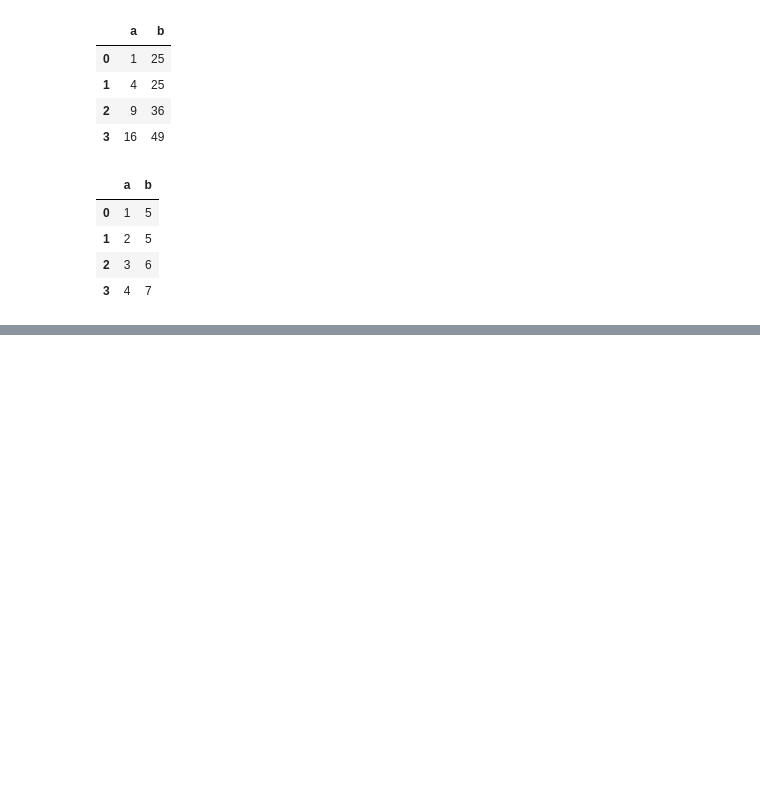
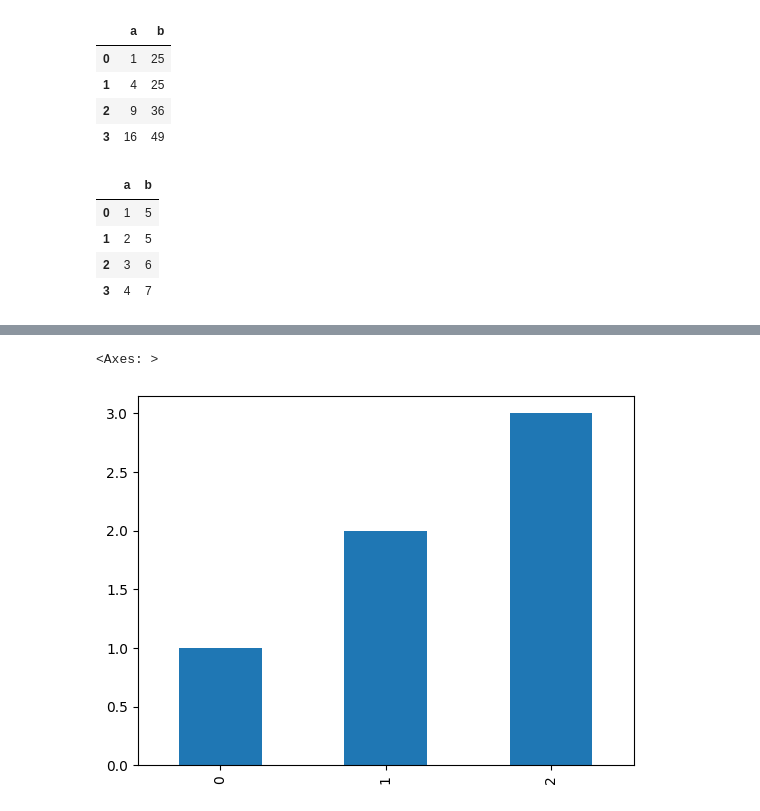
Before and after one commit to shhiivvaam/GenAI, a Jupyter notebook: Pandas/pandas.ipynb, the cells around one changed output, grey strips where cells are left out. Drawn from its saved outputs; the diff is of its cells as text; code cells hidden in the pictures; blank space fills up the shorter version.

```diff
--- a/Pandas/pandas.ipynb
+++ b/Pandas/pandas.ipynb
@@ -1608,0 +1970,5 @@ df1
+# %%
+df['A'].plot(kind = 'bar')
+# %% [output]
+<Axes: >
+[figure, added]
```
Also changed, not shown: parts of 61 cells of this notebook.
